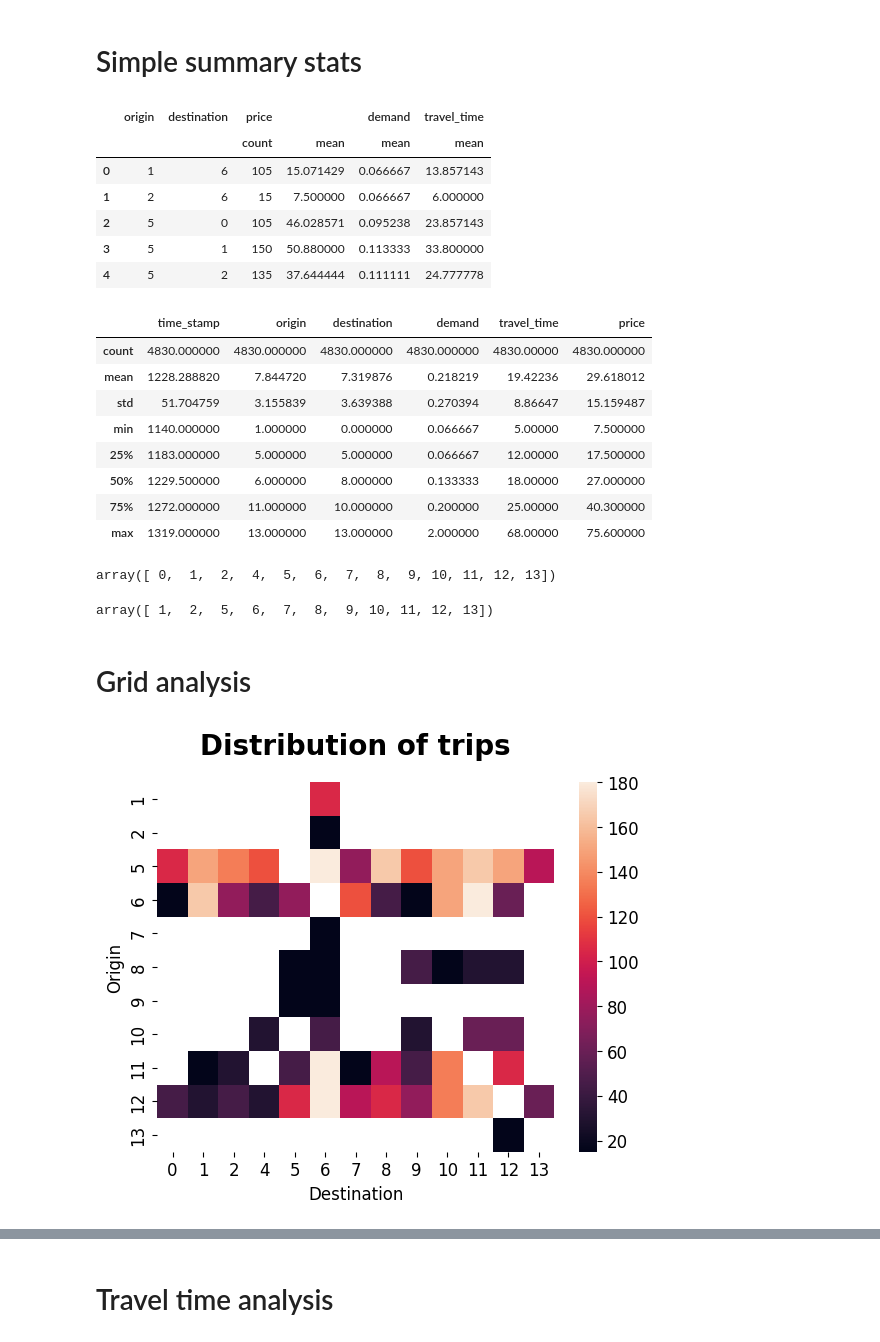
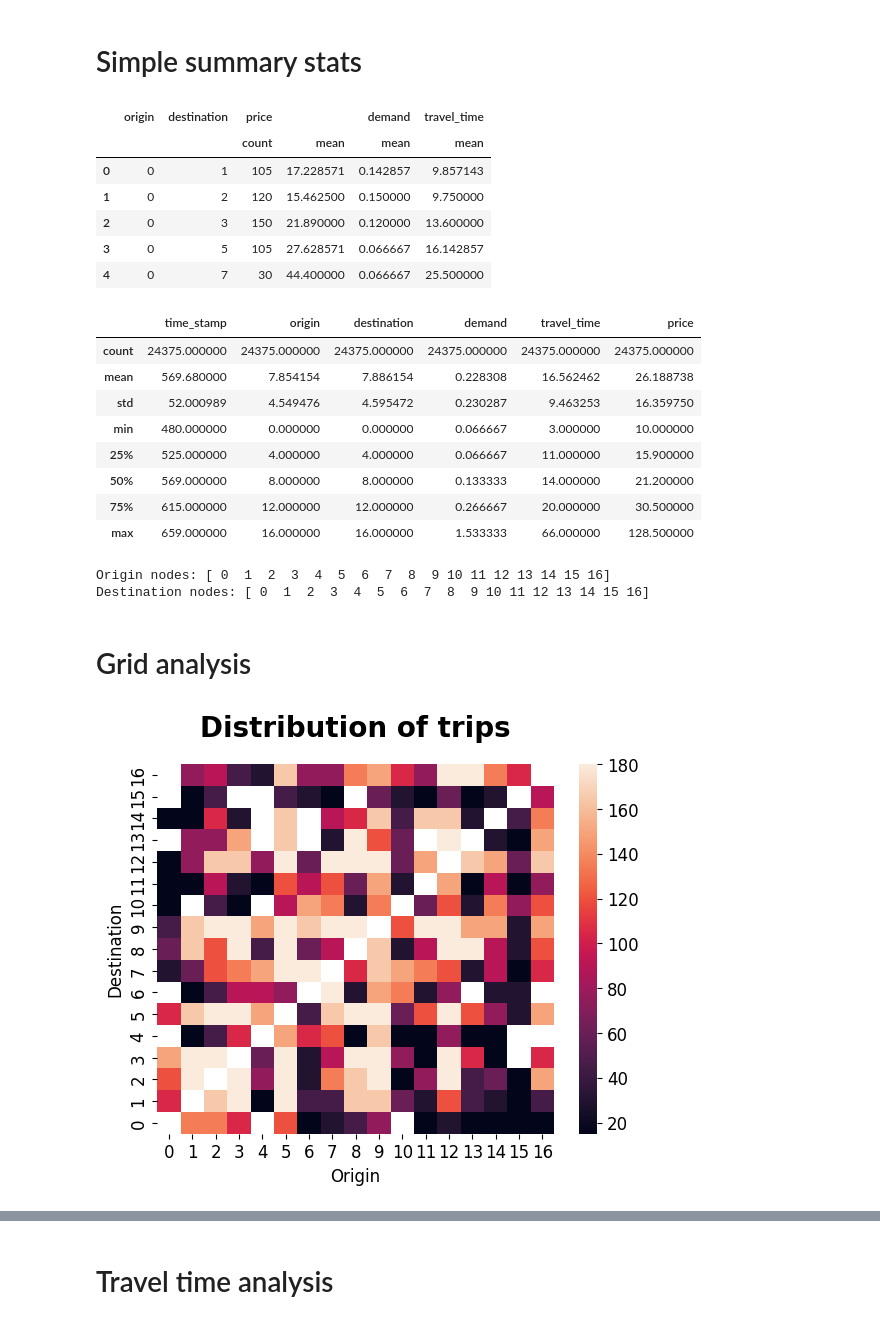
Before and after one commit to Jungar111/multi_agent_reinforcement_learning, a Jupyter notebook: notebooks/data_analysis_brooklyn.ipynb, the cells around one changed output, grey strips where cells are left out. Drawn from its saved outputs; the diff is of its cells as text; code cells hidden in the pictures.

```diff
--- a/notebooks/data_analysis_brooklyn.ipynb
+++ b/notebooks/data_analysis_brooklyn.ipynb
@@ -12,7 +12,7 @@ from scipy.stats import lognorm
 import statsmodels.formula.api as smf
 import statsmodels.api as sm
 # %%
-with open("data/scenario_nyc_brooklyn.json") as f:
+with open("data/scenario_shenzhen_downtown_west.json") as f:
     data = json.loads(f.read())
 # %%
 df = pd.DataFrame(data["demand"])
@@ -34,44 +34,43 @@ df_org_dest.head()
 # %% [output]
 |  | origin | destination | price |  | demand | travel_time |
 |  |  |  | count | mean | mean | mean |
-| 0 | 1 | 6 | 105 | 15.071429 | 0.066667 | 13.857143 |
-| 1 | 2 | 6 | 15 | 7.500000 | 0.066667 | 6.000000 |
-| 2 | 5 | 0 | 105 | 46.028571 | 0.095238 | 23.857143 |
-| 3 | 5 | 1 | 150 | 50.880000 | 0.113333 | 33.800000 |
-| 4 | 5 | 2 | 135 | 37.644444 | 0.111111 | 24.777778 |
+| 0 | 0 | 1 | 105 | 17.228571 | 0.142857 | 9.857143 |
+| 1 | 0 | 2 | 120 | 15.462500 | 0.150000 | 9.750000 |
+| 2 | 0 | 3 | 150 | 21.890000 | 0.120000 | 13.600000 |
+| 3 | 0 | 5 | 105 | 27.628571 | 0.066667 | 16.142857 |
+| 4 | 0 | 7 | 30 | 44.400000 | 0.066667 | 25.500000 |
 # %%
 df_org_dest.columns = df_org_dest.columns.droplevel(0)
-df_org_dest.columns = ["org", "dest", "count", "mean_price", "mean_demand", "mean_travel_time"]
+df_org_dest.columns = ["Origin", "Destination", "count", "mean_price", "mean_demand", "mean_travel_time"]
 # %%
 df.describe()
 # %% [output]
 |  | time_stamp | origin | destination | demand | travel_time | price |
-| count | 4830.000000 | 4830.000000 | 4830.000000 | 4830.000000 | 4830.00000 | 4830.000000 |
-| mean | 1228.288820 | 7.844720 | 7.319876 | 0.218219 | 19.42236 | 29.618012 |
-| std | 51.704759 | 3.155839 | 3.639388 | 0.270394 | 8.86647 | 15.159487 |
-| min | 1140.000000 | 1.000000 | 0.000000 | 0.066667 | 5.00000 | 7.500000 |
-| 25% | 1183.000000 | 5.000000 | 5.000000 | 0.066667 | 12.00000 | 17.500000 |
-| 50% | 1229.500000 | 6.000000 | 8.000000 | 0.133333 | 18.00000 | 27.000000 |
-| 75% | 1272.000000 | 11.000000 | 10.000000 | 0.200000 | 25.00000 | 40.300000 |
-| max | 1319.000000 | 13.000000 | 13.000000 | 2.000000 | 68.00000 | 75.600000 |
+| count | 24375.000000 | 24375.000000 | 24375.000000 | 24375.000000 | 24375.000000 | 24375.000000 |
+| mean | 569.680000 | 7.854154 | 7.886154 | 0.228308 | 16.562462 | 26.188738 |
+| std | 52.000989 | 4.549476 | 4.595472 | 0.230287 | 9.463253 | 16.359750 |
+| min | 480.000000 | 0.000000 | 0.000000 | 0.066667 | 3.000000 | 10.000000 |
+| 25% | 525.000000 | 4.000000 | 4.000000 | 0.066667 | 11.000000 | 15.900000 |
+| 50% | 569.000000 | 8.000000 | 8.000000 | 0.133333 | 14.000000 | 21.200000 |
+| 75% | 615.000000 | 12.000000 | 12.000000 | 0.266667 | 20.000000 | 30.500000 |
+| max | 659.000000 | 16.000000 | 16.000000 | 1.533333 | 66.000000 | 128.500000 |
 # %%
-np.sort(df.destination.unique())
+print(f"Origin nodes: {np.sort(df.origin.unique())}")
+print(f"Destination nodes: {np.sort(df.destination.unique())}")
 # %% [output]
-array([ 0,  1,  2,  4,  5,  6,  7,  8,  9, 10, 11, 12, 13])
+Origin nodes: [ 0  1  2  3  4  5  6  7  8  9 10 11 12 13 14 15 16]
+Destination nodes: [ 0  1  2  3  4  5  6  7  8  9 10 11 12 13 14 15 16]
-# %%
-np.sort(df.origin.unique())
-# %% [output]
-array([ 1,  2,  5,  6,  7,  8,  9, 10, 11, 12, 13])
 # %% [markdown]
 # Grid analysis
 # %%
-pivot_df = df_org_dest.pivot(index='org', columns='dest', values='count')
+pivot_df = df_org_dest.pivot(index='Origin', columns='Destination', values='count').T
+pivot_df = pivot_df
 # %%
-sns.heatmap(pivot_df, annot=False, fmt="d")
+sns.heatmap(pivot_df.iloc[::-1], annot=False, fmt="d")
 plt.title('Distribution of trips')
-plt.xlabel('Destination')
-plt.ylabel('Origin')
+plt.xlabel(pivot_df.columns.name)
+plt.ylabel(pivot_df.index.name)
 plt.show()
 # %% [output]
-[figure, old version]
+[figure, new version]
 # %%
```
Also changed, not shown: parts of 10 cells of this notebook.
